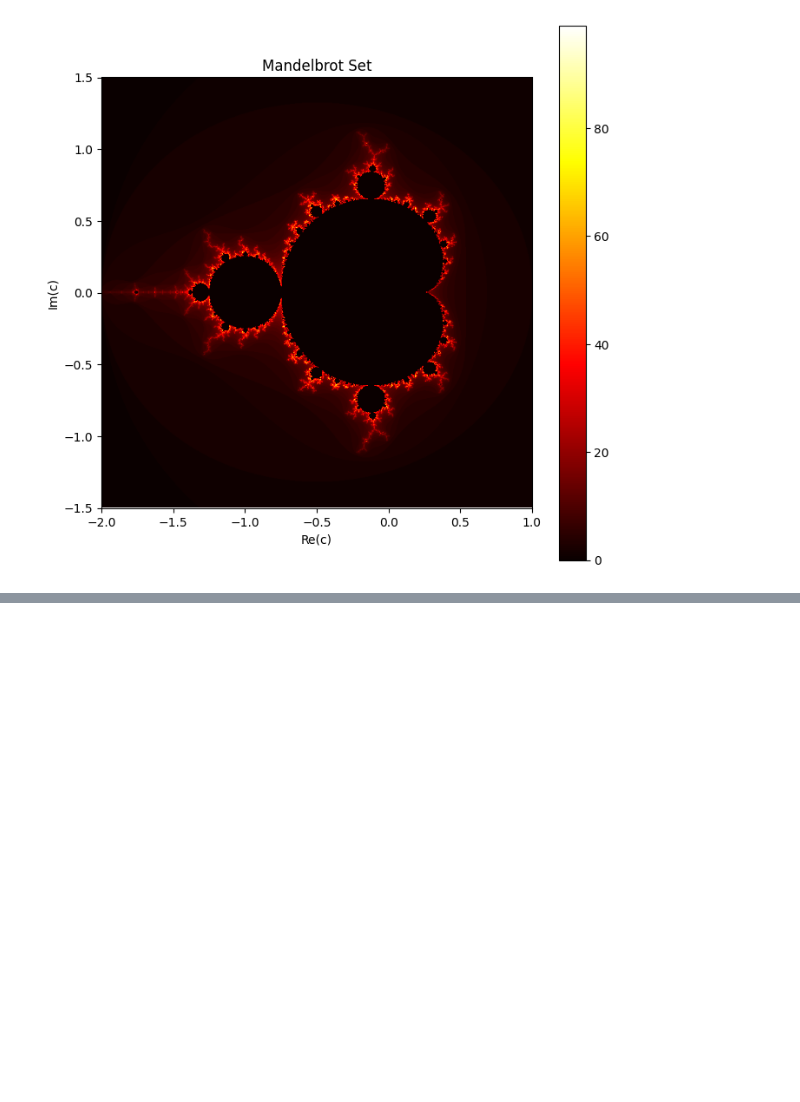
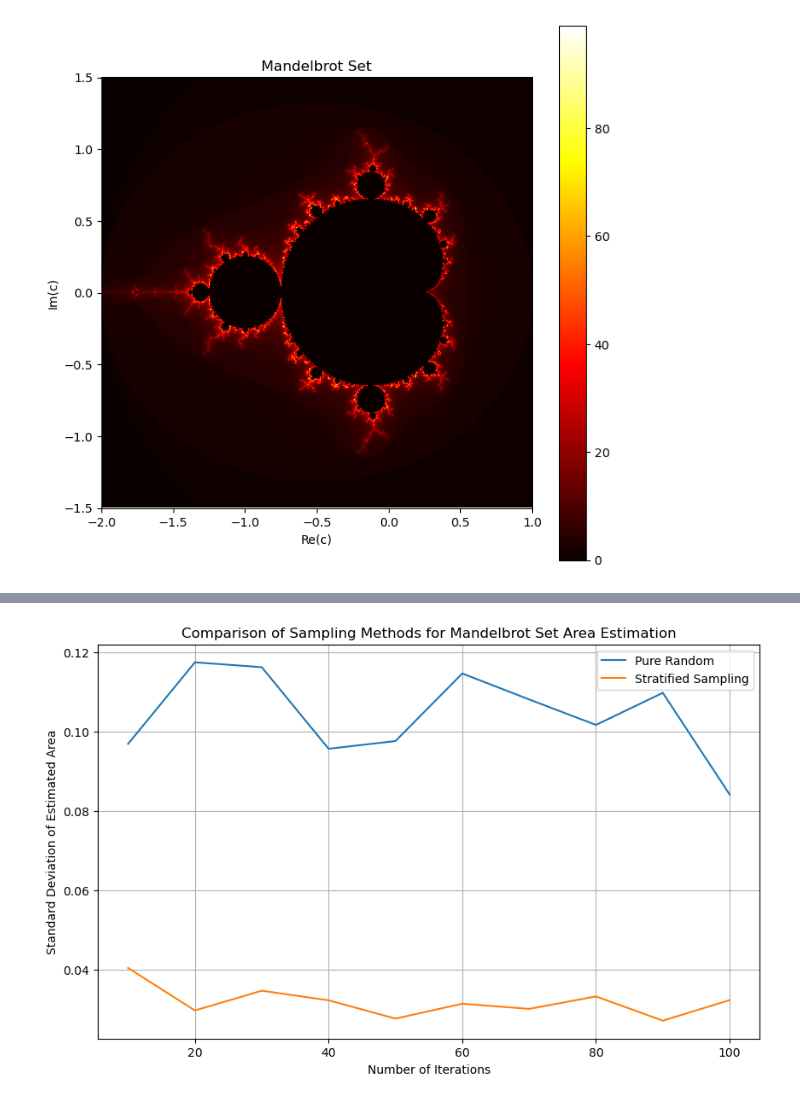
Before and after one commit to jazminli/SS-assignment1, a Jupyter notebook: q1.ipynb, the cells around one changed output, grey strips where cells are left out. Saved outputs shown, nothing was run; the diff lists cells and outputs as text; code cells hidden in the pictures; blank space fills up the shorter version.

```diff
--- a/q1.ipynb
+++ b/q1.ipynb
@@ -315,0 +316,55 @@ plt.show()
+# %%
+# Question 4
+
+
+def stratified_sampling(num_samples, max_iter):
+    count = 0
+    sqrt_samples = int(np.sqrt(num_samples))
+    for i in range(sqrt_samples):
+        for j in range(sqrt_samples):
+
+            # the bounds of the stratum
+            real_min = -2 + (3 / sqrt_samples) * i
+            real_max = -2 + (3 / sqrt_samples) * (i + 1)
+            imag_min = -1.5 + (3 / sqrt_samples) * j
+            imag_max = -1.5 + (3 / sqrt_samples) * (j + 1)
+
+
+            real = np.random.uniform(real_min, real_max)
+            imag = np.random.uniform(imag_min, imag_max)
+            c = complex(real, imag)
+
+            if mandelbrot(c, max_iter):
+                count += 1
+
+    return count / num_samples * 9
+
+
+
+
+num_samples = 1000
+max_iter = 100
+num_runs = 50
+std_devs_data = {'Pure Random': [], 'Stratified Sampling': []}
+
+for max_iter in range(10, 101, 10):
+    _, std_dev_random = compute_accuracy(pure_random_sampling, num_samples, max_iter, num_runs)
+    std_devs_data['Pure Random'].append(std_dev_random)
+
+    _, std_dev_stratified = compute_accuracy(stratified_sampling, num_samples, max_iter, num_runs)
+    std_devs_data['Stratified Sampling'].append(std_dev_stratified)
+
+
+
+plt.figure(figsize=(10, 6))
+for method_name, std_devs in std_devs_data.items():
+    plt.plot(range(10, 101, 10), std_devs, label=method_name)
+
+plt.xlabel('Number of Iterations')
+plt.ylabel('Standard Deviation of Estimated Area')
+plt.title('Comparison of Sampling Methods for Mandelbrot Set Area Estimation')
+plt.legend()
+plt.grid(True)
+plt.show()
+# %% [output]
+[figure, added]
```
Also changed, not shown: parts of 7 cells of this notebook.
